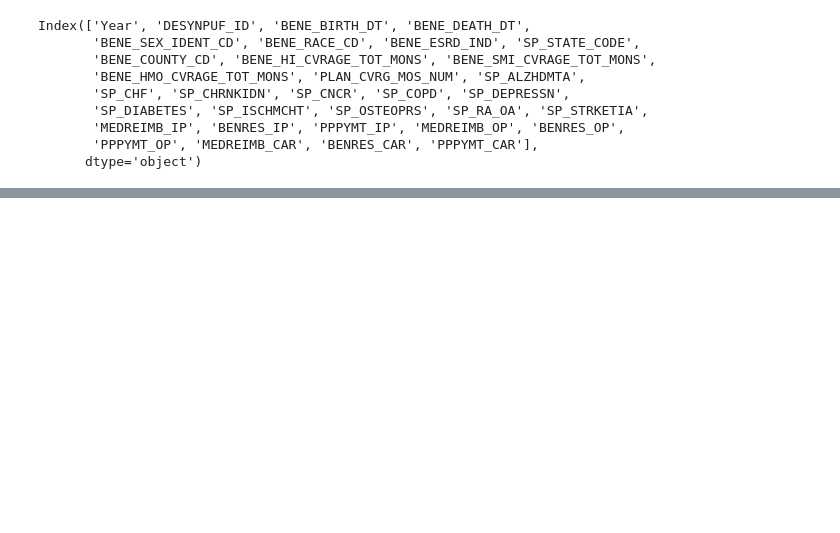
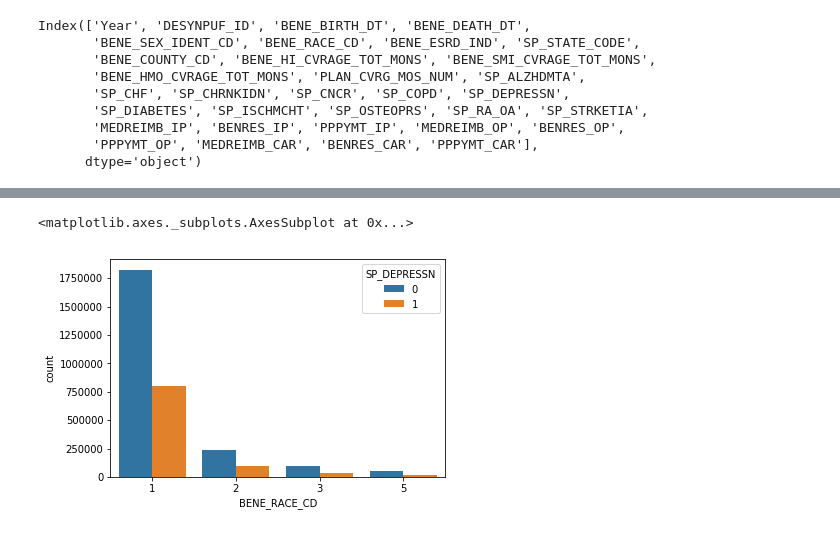
Before and after one commit to barbking/healthcare_analytics_medicare_DESynPUF_dataset, a Jupyter notebook: BarbKing-HW8-SEIS735.ipynb, the cells around one changed output, grey strips where cells are left out. Saved outputs shown, nothing was run; the diff lists cells and outputs as text; code cells hidden in the pictures; blank space fills up the shorter version.

```diff
--- a/BarbKing-HW8-SEIS735.ipynb
+++ b/BarbKing-HW8-SEIS735.ipynb
@@ -117,0 +259,7 @@ agg_df = df_no_duplicates.groupby('DESYNPUF_ID').filter(lambda x: len(x) > 1)
+# %%
+# Depression frequency for race catagory
+#sns.catplot(x='BENE_RACE_CD', col='', kind='count', data=dataset)
+sns.countplot(data=df_no_dup_records,x='BENE_RACE_CD',hue='SP_DEPRESSN')
+# %% [output]
+<matplotlib.axes._subplots.AxesSubplot at 0x...>
+[figure, added]
```
Also changed, not shown: parts of 49 cells of this notebook.
